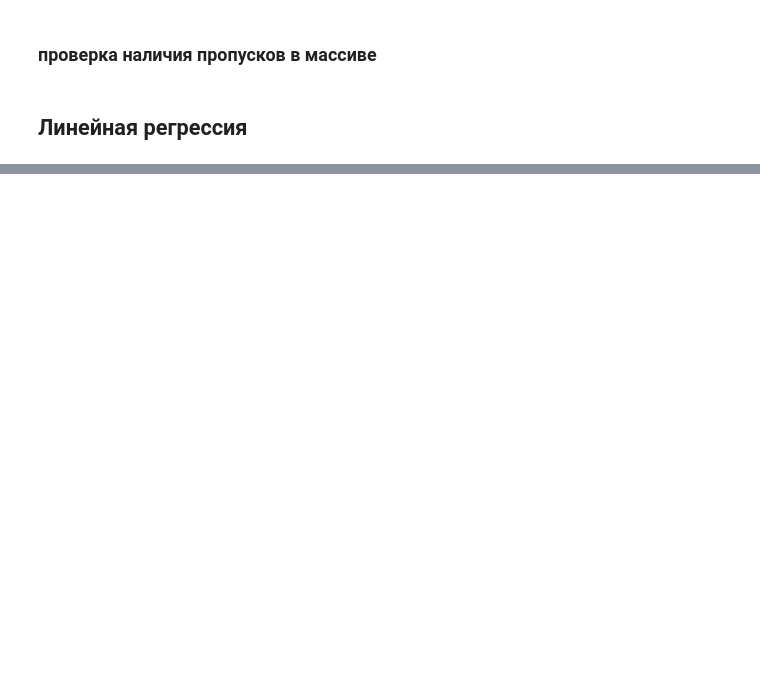
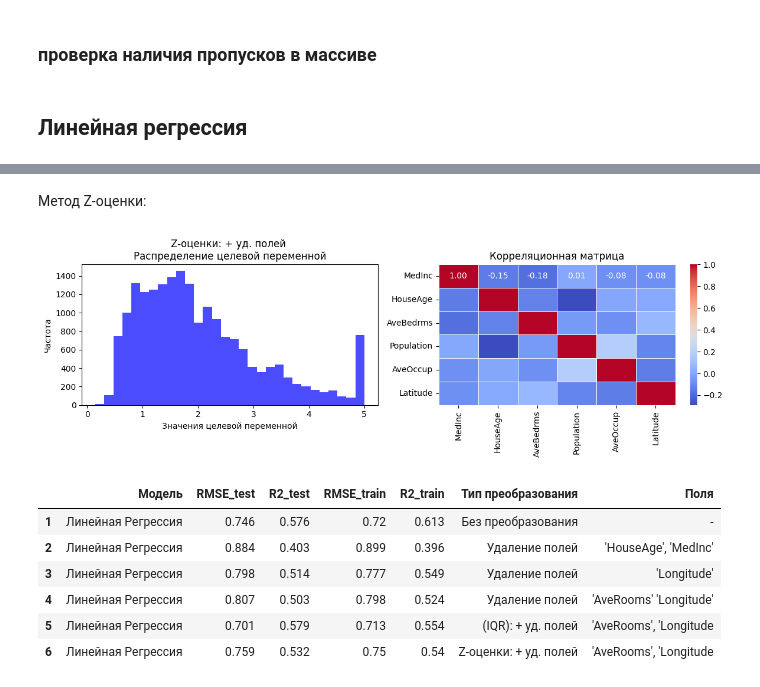
Before and after one commit to AlexanderSipko/netology_ml, a Jupyter notebook: task/7 features/7 features.ipynb, the cells around one changed output, grey strips where cells are left out. Saved outputs shown, nothing was run; the diff lists cells and outputs as text; code cells hidden in the pictures; blank space fills up the shorter version.

```diff
--- a/task/7 features/7 features.ipynb
+++ b/task/7 features/7 features.ipynb
@@ -155,0 +254,28 @@ pd.DataFrame(analyze_reg.get_results()).T
+# %% [markdown]
+Метод Z-оценки:
+# %%
+from scipy import stats
+
+def remove_outliers_zscore(df_features, df_target, z_threshold=3):
+    z_scores = np.abs(stats.zscore(df_features))
+    mask_no_outliers = (z_scores < z_threshold).all(axis=1)
+    df_features_cleaned = df_features[mask_no_outliers]
+    df_target_cleaned = df_target[mask_no_outliers]
+    return df_features_cleaned, df_target_cleaned
+
+features_Z = features.copy()
+target_Z = target.copy()
+
+features_Z, target_Z = remove_outliers_zscore(features_Z, target_Z)
+# %%
+analyze_reg.train_and_plot_linear_regression_with_hist_and_corr(6, features_Z.drop(['AveRooms', 'Longitude'], axis=1), target_Z, "Z-оценки: + уд. полей ", "'AveRooms', 'Longitude")
+pd.DataFrame(analyze_reg.get_results()).T
+# %% [output]
+[figure, added]
+|  | Модель | RMSE_test | R2_test | RMSE_train | R2_train | Тип преобразования | Поля |
+| 1 | Линейная Регрессия | 0.746 | 0.576 | 0.72 | 0.613 | Без преобразования | - |
+| 2 | Линейная Регрессия | 0.884 | 0.403 | 0.899 | 0.396 | Удаление полей | 'HouseAge', 'MedInc' |
+| 3 | Линейная Регрессия | 0.798 | 0.514 | 0.777 | 0.549 | Удаление полей | 'Longitude' |
+| 4 | Линейная Регрессия | 0.807 | 0.503 | 0.798 | 0.524 | Удаление полей | 'AveRooms' 'Longitude' |
+| 5 | Линейная Регрессия | 0.701 | 0.579 | 0.713 | 0.554 | (IQR): + уд. полей | 'AveRooms', 'Longitude |
+| 6 | Линейная Регрессия | 0.759 | 0.532 | 0.75 | 0.54 | Z-оценки: + уд. полей | 'AveRooms', 'Longitude |
```
Also changed, not shown: parts of 20 cells of this notebook.
